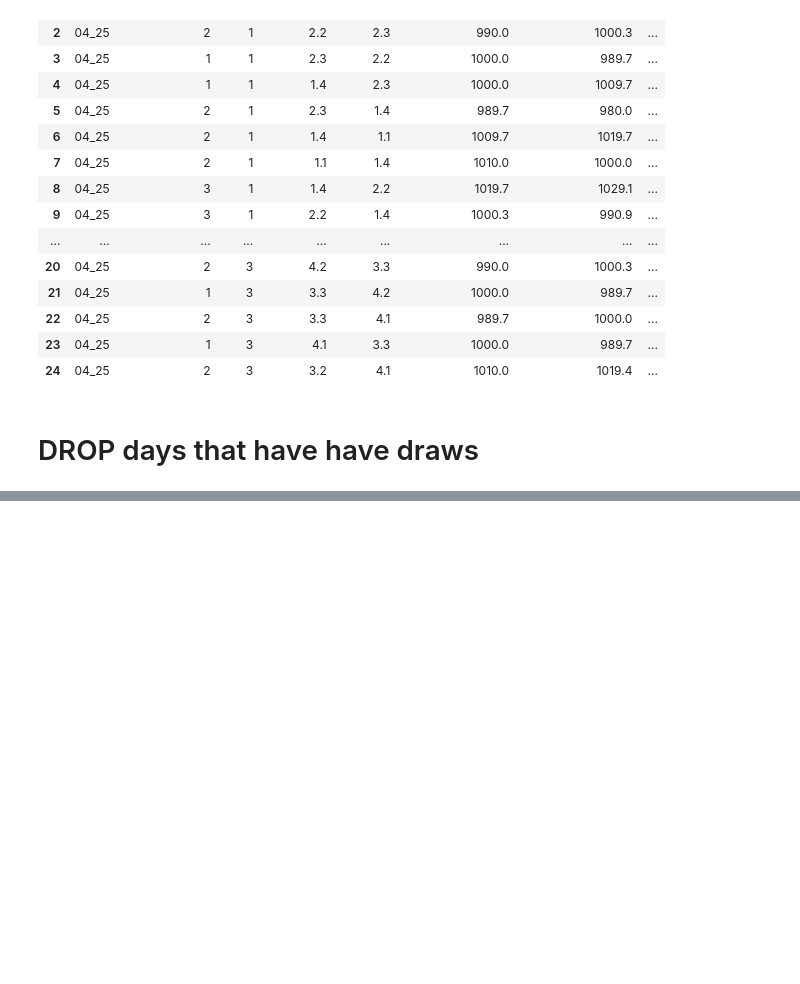
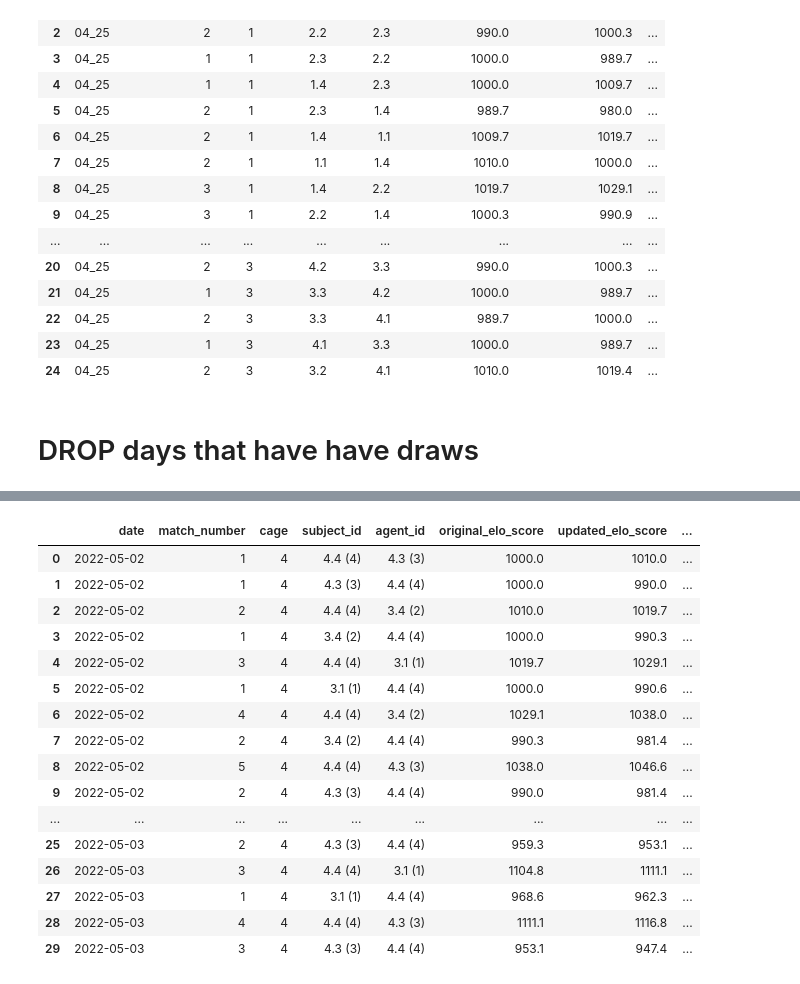
Before and after one commit to padillacoreanolab/literature_review_processing, a Jupyter notebook: results/elo_score_testing/elo_score_testing.ipynb, the cells around one changed output, grey strips where cells are left out. Saved outputs shown, nothing was run; the diff lists cells and outputs as text; code cells hidden in the pictures; blank space fills up the shorter version.

```diff
--- a/results/elo_score_testing/elo_score_testing.ipynb
+++ b/results/elo_score_testing/elo_score_testing.ipynb
@@ -358,0 +586,20 @@ elo_score_df.to_csv("./proc/id_to_date_elo_score.csv")
+# %%
+home_cage_elo_score_df.head(n=30)
+# %% [output]
+|  | date | match_number | cage | subject_id | agent_id | original_elo_score | updated_elo_score | ... |
+| 0 | 2022-05-02 | 1 | 4 | 4.4 (4) | 4.3 (3) | 1000.0 | 1010.0 | ... |
+| 1 | 2022-05-02 | 1 | 4 | 4.3 (3) | 4.4 (4) | 1000.0 | 990.0 | ... |
+| 2 | 2022-05-02 | 2 | 4 | 4.4 (4) | 3.4 (2) | 1010.0 | 1019.7 | ... |
+| 3 | 2022-05-02 | 1 | 4 | 3.4 (2) | 4.4 (4) | 1000.0 | 990.3 | ... |
+| 4 | 2022-05-02 | 3 | 4 | 4.4 (4) | 3.1 (1) | 1019.7 | 1029.1 | ... |
+| 5 | 2022-05-02 | 1 | 4 | 3.1 (1) | 4.4 (4) | 1000.0 | 990.6 | ... |
+| 6 | 2022-05-02 | 4 | 4 | 4.4 (4) | 3.4 (2) | 1029.1 | 1038.0 | ... |
+| 7 | 2022-05-02 | 2 | 4 | 3.4 (2) | 4.4 (4) | 990.3 | 981.4 | ... |
+| 8 | 2022-05-02 | 5 | 4 | 4.4 (4) | 4.3 (3) | 1038.0 | 1046.6 | ... |
+| 9 | 2022-05-02 | 2 | 4 | 4.3 (3) | 4.4 (4) | 990.0 | 981.4 | ... |
+| ... | ... | ... | ... | ... | ... | ... | ... | ... |
+| 25 | 2022-05-03 | 2 | 4 | 4.3 (3) | 4.4 (4) | 959.3 | 953.1 | ... |
+| 26 | 2022-05-03 | 3 | 4 | 4.4 (4) | 3.1 (1) | 1104.8 | 1111.1 | ... |
+| 27 | 2022-05-03 | 1 | 4 | 3.1 (1) | 4.4 (4) | 968.6 | 962.3 | ... |
+| 28 | 2022-05-03 | 4 | 4 | 4.4 (4) | 4.3 (3) | 1111.1 | 1116.8 | ... |
+| 29 | 2022-05-03 | 3 | 4 | 4.3 (3) | 4.4 (4) | 953.1 | 947.4 | ... |
```
Also changed, not shown: parts of 53 cells of this notebook.
